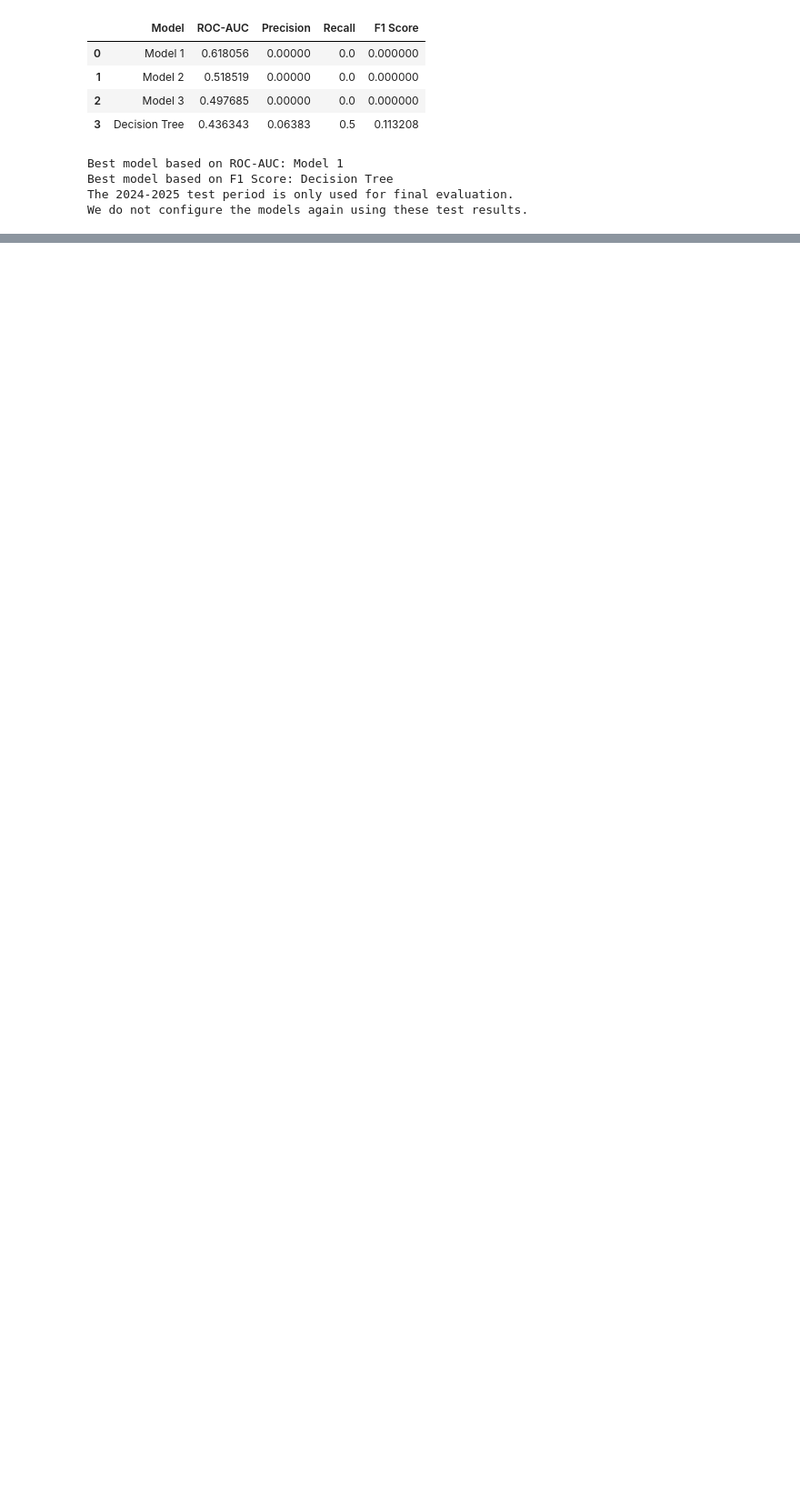
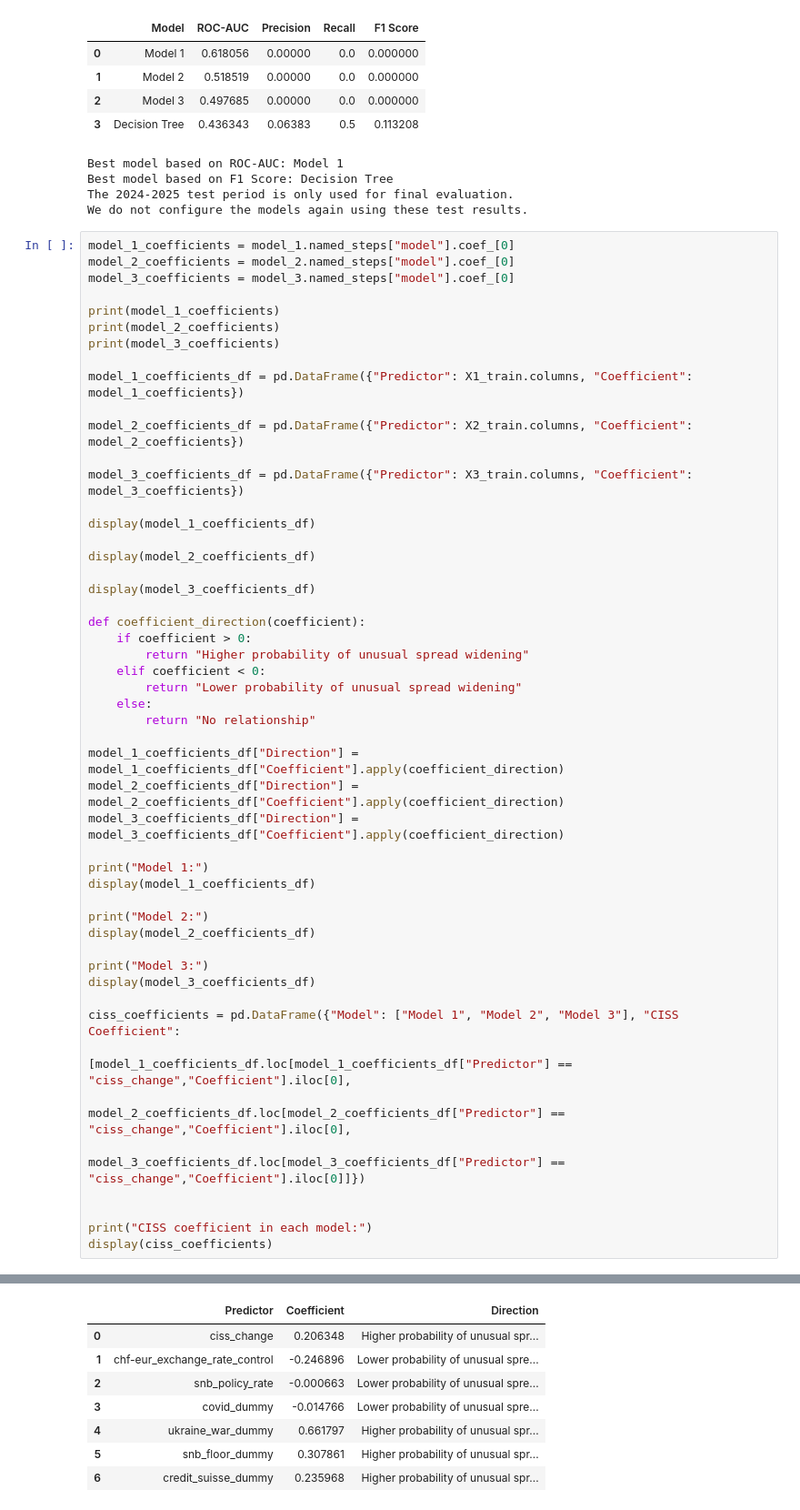
Before and after one commit to philippebvilliger/swiss-bank-risk-project, a Jupyter notebook: code/05_model.ipynb, the cells around one changed output, grey strips where cells are left out. Shown at 91% size. Cells and saved outputs as stored; diff of their text form; blank space fills up the shorter version.

```diff
--- a/code/05_model.ipynb
+++ b/code/05_model.ipynb
@@ -609,3 +609,54 @@ Best model based on ROC-AUC: Model 1
 Best model based on F1 Score: Decision Tree
 The 2024-2025 test period is only used for final evaluation.
 We do not configure the models again using these test results.
+# %%
+model_1_coefficients = model_1.named_steps["model"].coef_[0]
+model_2_coefficients = model_2.named_steps["model"].coef_[0]
+model_3_coefficients = model_3.named_steps["model"].coef_[0]
+
+print(model_1_coefficients)
+print(model_2_coefficients)
+print(model_3_coefficients)
+
+model_1_coefficients_df = pd.DataFrame({"Predictor": X1_train.columns, "Coefficient": model_1_coefficients})
+
+model_2_coefficients_df = pd.DataFrame({"Predictor": X2_train.columns, "Coefficient": model_2_coefficients})
+
+model_3_coefficients_df = pd.DataFrame({"Predictor": X3_train.columns, "Coefficient": model_3_coefficients})
+
+display(model_1_coefficients_df)
+
+display(model_2_coefficients_df)
+
+display(model_3_coefficients_df)
+
+def coefficient_direction(coefficient):
+    if coefficient > 0:
+        return "Higher probability of unusual spread widening"
+    elif coefficient < 0:
+        return "Lower probability of unusual spread widening"
+    else:
+        return "No relationship"
+
+model_1_coefficients_df["Direction"] = model_1_coefficients_df["Coefficient"].apply(coefficient_direction)
+model_2_coefficients_df["Direction"] = model_2_coefficients_df["Coefficient"].apply(coefficient_direction)
+model_3_coefficients_df["Direction"] = model_3_coefficients_df["Coefficient"].apply(coefficient_direction)
+
+print("Model 1:")
+display(model_1_coefficients_df)
+
+print("Model 2:")
+display(model_2_coefficients_df)
+
+print("Model 3:")
+display(model_3_coefficients_df)
+
+ciss_coefficients = pd.DataFrame({"Model": ["Model 1", "Model 2", "Model 3"], "CISS Coefficient":
+                                  [model_1_coefficients_df.loc[model_1_coefficients_df["Predictor"] == "ciss_change","Coefficient"].iloc[0],
+                                   model_2_coefficients_df.loc[model_2_coefficients_df["Predictor"] == "ciss_change","Coefficient"].iloc[0],
+                                   model_3_coefficients_df.loc[model_3_coefficients_df["Predictor"] == "ciss_change","Coefficient"].iloc[0]]})
+
+
+print("CISS coefficient in each model:")
+display(ciss_coefficients)
+# %% [output]
@@ -611,0 +690,8 @@ We do not configure the models again using these test results.
+|  | Predictor | Coefficient | Direction |
+| 0 | ciss_change | 0.206348 | Higher probability of unusual spr... |
+| 1 | chf-eur_exchange_rate_control | -0.246896 | Lower probability of unusual spre... |
+| 2 | snb_policy_rate | -0.000663 | Lower probability of unusual spre... |
+| 3 | covid_dummy | -0.014766 | Lower probability of unusual spre... |
+| 4 | ukraine_war_dummy | 0.661797 | Higher probability of unusual spr... |
+| 5 | snb_floor_dummy | 0.307861 | Higher probability of unusual spr... |
+| 6 | credit_suisse_dummy | 0.235968 | Higher probability of unusual spr... |
```
Also changed, not shown: parts of 4 cells of this notebook.
